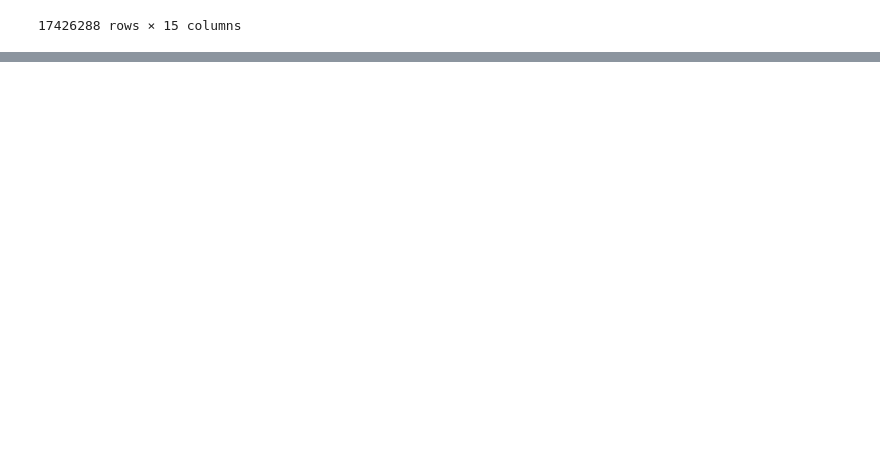
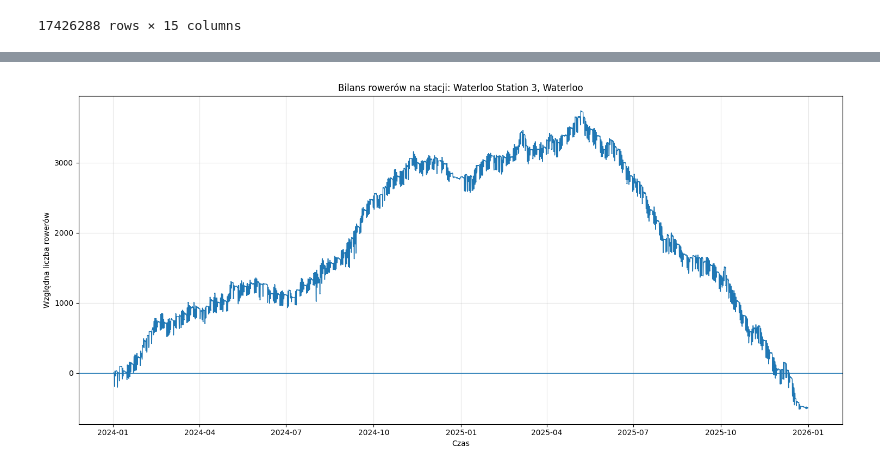
Before and after one commit to ArturWerys/london-bike-network-analysis, a Jupyter notebook: 01_data_preparation.ipynb, the cells around one changed output, grey strips where cells are left out. Drawn from its saved outputs; the diff is of its cells as text; code cells hidden in the pictures; blank space fills up the shorter version.

```diff
--- a/01_data_preparation.ipynb
+++ b/01_data_preparation.ipynb
@@ -260,0 +302,26 @@ final_trip_data.head(-5)
+# %%
+station_events = station_events[
+    (station_events["date"] >= "2024-01-01") &
+    (station_events["date"] < "2026-01-01")
+].copy()
+
+station_events = station_events.sort_values("date")
+
+station_events["balance"] = station_events["change"].cumsum()
+station_events["balance"] = station_events["balance"].shift(fill_value=0)
+# %%
+plt.figure(figsize=(15, 7))
+
+plt.plot(station_events["date"], station_events["balance"], linewidth=1)
+
+plt.axhline(0, linewidth=1)
+
+plt.xlabel("Czas")
+plt.ylabel("Względna liczba rowerów")
+plt.title(f"Bilans rowerów na stacji: {station_name}")
+
+plt.grid(True, alpha=0.3)
+plt.tight_layout()
+plt.show()
+# %% [output]
+[figure, added]
```
Also changed, not shown: parts of 26 cells of this notebook, 20 other files.
